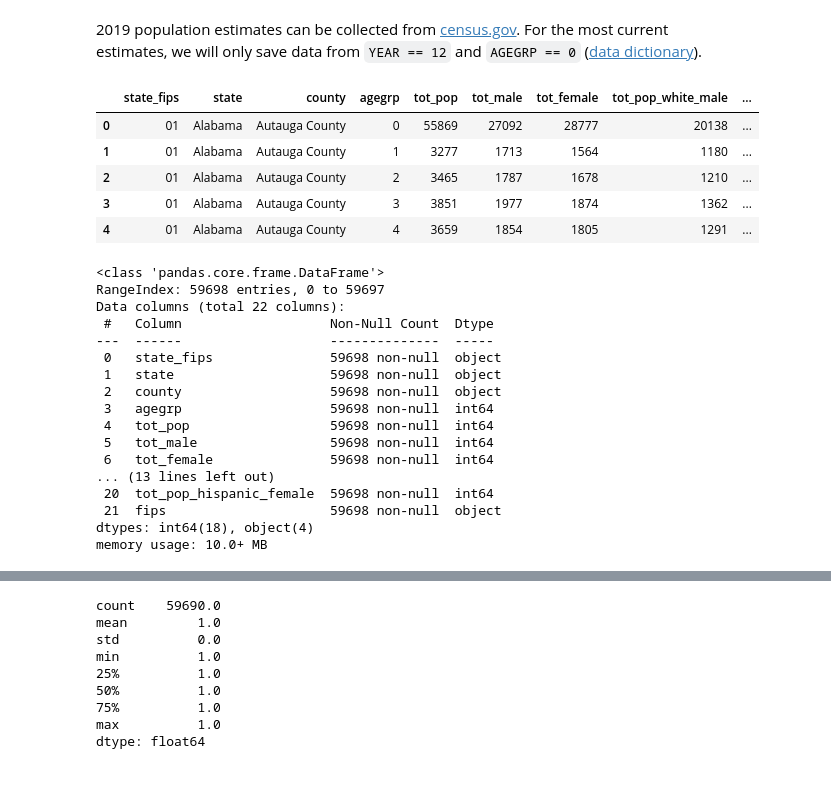
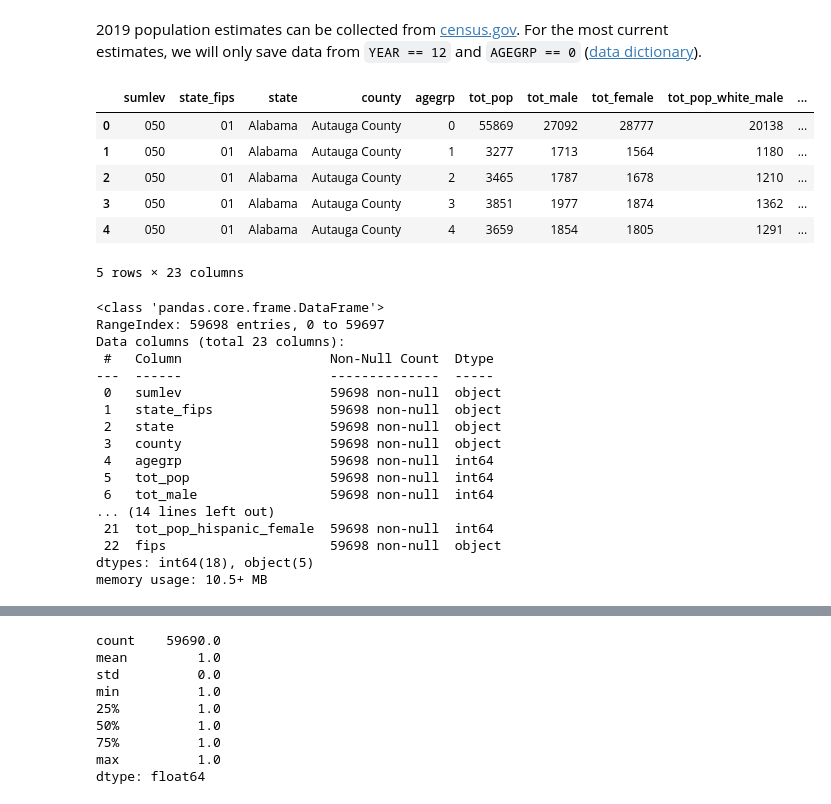
Before and after one commit to jydiw/covid-19-data, a Jupyter notebook: notebooks/1_census-and-csse-preprocessing.ipynb, the cells around one changed output, grey strips where cells are left out. Saved outputs shown, nothing was run; the diff lists cells and outputs as text; code cells hidden in the pictures.

```diff
--- a/notebooks/1_census-and-csse-preprocessing.ipynb
+++ b/notebooks/1_census-and-csse-preprocessing.ipynb
@@ -22,8 +22,9 @@ import pandas as pd
 
 # processing geodata
 import geopandas as gp
-import pickle                           # saving to pickle instead of csv
+import pickle               # saving to pickle instead of csv
 from scipy import sparse
+from scipy.signal import savgol_filter          # fast smoothing of data
 from shapely.geometry import asShape, Polygon
 
 # opening external coordinates
@@ -32,8 +33,8 @@ import json
 # opening urls
 from urllib.request import urlopen
 
-pd.options.display.max_rows = 150
-pd.options.display.max_columns = 150
+# pd.options.display.max_rows = 150
+# pd.options.display.max_columns = 150
 # %% [markdown]
 # 1. import census data from `census.gov`
 # %% [markdown]
@@ -43,75 +44,77 @@ raw_eth_cols = ['TOT', 'NHWA', 'NHBA', 'NHIA', 'NHAA', 'NHNA', 'NHTOM', 'H']
 sex_cols = ['_MALE', '_FEMALE']
 es_cols = [e+s for e in raw_eth_cols for s in sex_cols]
 
-pop_cols = ['STATE', 'COUNTY', 'STNAME', 'CTYNAME', 'YEAR', 'AGEGRP', 'TOT_POP']\
-           + es_cols
+pop_cols = ['SUMLEV', 'STATE', 'COUNTY', 'STNAME', 'CTYNAME', 'YEAR', 'AGEGRP', 'TOT_POP']\
+       + es_cols
 
 pop_df = pd.read_csv(
-    '../data/external/cc-est2019-alldata.csv',
-    encoding='latin-1',        # to avoid unicode error
-    usecols=pop_cols,          # it's a big file, only import certain columns
-    dtype={'STATE':'str',      # these are FIPS codes
-           'COUNTY':'str'},
+  '../data/external/cc-est2019-alldata.csv',
+  encoding='latin-1',     # to avoid unicode error
+  usecols=pop_cols,       # it's a big file, only import certain columns
+  dtype={'SUMLEV': 'str',   # these are FIPS codes
+       'STATE':'str',
+       'COUNTY':'str'},
 )
 
 # mask for 2019 estimates (12)
 pop_df = pop_df.loc[(pop_df['YEAR'] == 12)]
 pop_df = pop_df.drop(columns=['YEAR'])
 
 # rename columns to better-match nytimes data (and personal preference)
 pop_df = pop_df.rename(
-    columns={
-        'STATE':'state_fips',
-        'COUNTY':'county_fips',
-        'STNAME':'state',
-        'CTYNAME':'county',
-    }
+  columns={
+    'STATE':'state_fips',
+    'COUNTY':'county_fips',
+    'STNAME':'state',
+    'CTYNAME':'county',
+  }
 )
 
 # not sure if we need this level of granularity but we can keep it for now
 eth_cols = ['tot_pop_white', 'tot_pop_black', 'tot_pop_native', 'tot_pop_asian',
-            'tot_pop_pacific', 'tot_pop_twoplus', 'tot_pop_hispanic']
+      'tot_pop_pacific', 'tot_pop_twoplus', 'tot_pop_hispanic']
 es_cols_2 = [(e+s).lower() for e in eth_cols for s in sex_cols]
 pop_df = pop_df.rename(
-    columns=dict(zip(es_cols[2:], es_cols_2))
+  columns=dict(zip(es_cols[2:], es_cols_2))
 )
 
 pop_df.columns = pop_df.columns.str.lower()
 
 # nytimes fips is 5-digit combo of state and county fips
 pop_df['fips'] = pop_df['state_fips'] + pop_df['county_fips']
 pop_df = pop_df.drop(columns=['county_fips'])
 
 pop_df = pop_df.reset_index(drop=True)
 
 pop_df.head()
 # %% [output]
-|  | state_fips | state | county | agegrp | tot_pop | tot_male | tot_female | tot_pop_white_male | ... |
-| 0 | 01 | Alabama | Autauga County | 0 | 55869 | 27092 | 28777 | 20138 | ... |
-| 1 | 01 | Alabama | Autauga County | 1 | 3277 | 1713 | 1564 | 1180 | ... |
-| 2 | 01 | Alabama | Autauga County | 2 | 3465 | 1787 | 1678 | 1210 | ... |
-| 3 | 01 | Alabama | Autauga County | 3 | 3851 | 1977 | 1874 | 1362 | ... |
-| 4 | 01 | Alabama | Autauga County | 4 | 3659 | 1854 | 1805 | 1291 | ... |
+|  | sumlev | state_fips | state | county | agegrp | tot_pop | tot_male | tot_female | tot_pop_white_male | ... |
+| 0 | 050 | 01 | Alabama | Autauga County | 0 | 55869 | 27092 | 28777 | 20138 | ... |
+| 1 | 050 | 01 | Alabama | Autauga County | 1 | 3277 | 1713 | 1564 | 1180 | ... |
+| 2 | 050 | 01 | Alabama | Autauga County | 2 | 3465 | 1787 | 1678 | 1210 | ... |
+| 3 | 050 | 01 | Alabama | Autauga County | 3 | 3851 | 1977 | 1874 | 1362 | ... |
+| 4 | 050 | 01 | Alabama | Autauga County | 4 | 3659 | 1854 | 1805 | 1291 | ... |
+5 rows × 23 columns
 # %%
 pop_df.info()
 # %% [output]
 <class 'pandas.core.frame.DataFrame'>
 RangeIndex: 59698 entries, 0 to 59697
-Data columns (total 22 columns):
+Data columns (total 23 columns):
  #   Column                   Non-Null Count  Dtype
 ---  ------                   --------------  -----
- 0   state_fips               59698 non-null  object
- 1   state                    59698 non-null  object
- 2   county                   59698 non-null  object
- 3   agegrp                   59698 non-null  int64
- 4   tot_pop                  59698 non-null  int64
- 5   tot_male                 59698 non-null  int64
- 6   tot_female               59698 non-null  int64
-... (13 lines left out)
- 20  tot_pop_hispanic_female  59698 non-null  int64
- 21  fips                     59698 non-null  object
-dtypes: int64(18), object(4)
-memory usage: 10.0+ MB
+ 0   sumlev                   59698 non-null  object
+ 1   state_fips               59698 non-null  object
+ 2   state                    59698 non-null  object
+ 3   county                   59698 non-null  object
+ 4   agegrp                   59698 non-null  int64
+ 5   tot_pop                  59698 non-null  int64
+ 6   tot_male                 59698 non-null  int64
+... (14 lines left out)
+ 21  tot_pop_hispanic_female  59698 non-null  int64
+ 22  fips                     59698 non-null  object
+dtypes: int64(18), object(5)
+memory usage: 10.5+ MB
 # %%
 # remove descriptive terms from county names
 # we'll use this again so it's nice to have a function
```
Also changed, not shown: parts of 55 cells of this notebook, 23 other files.
